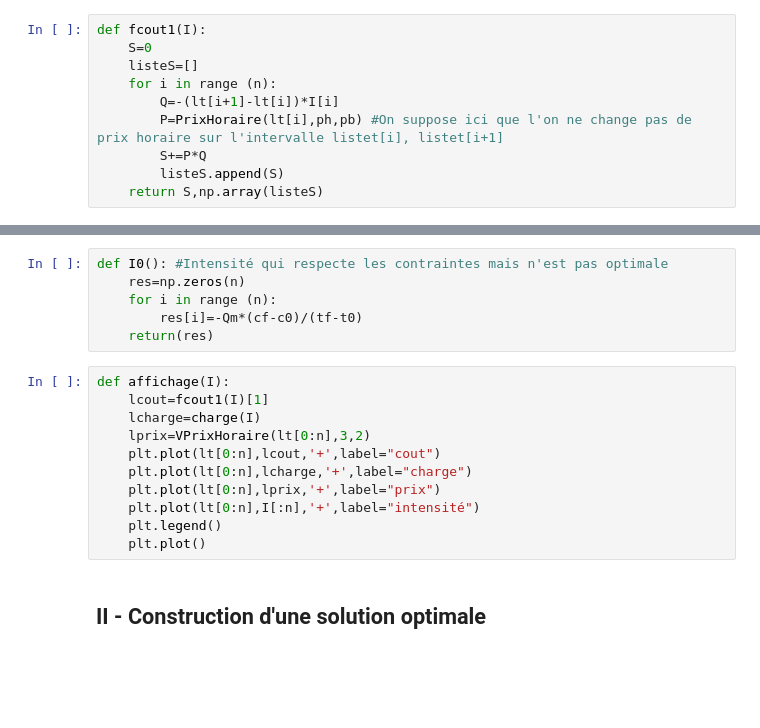
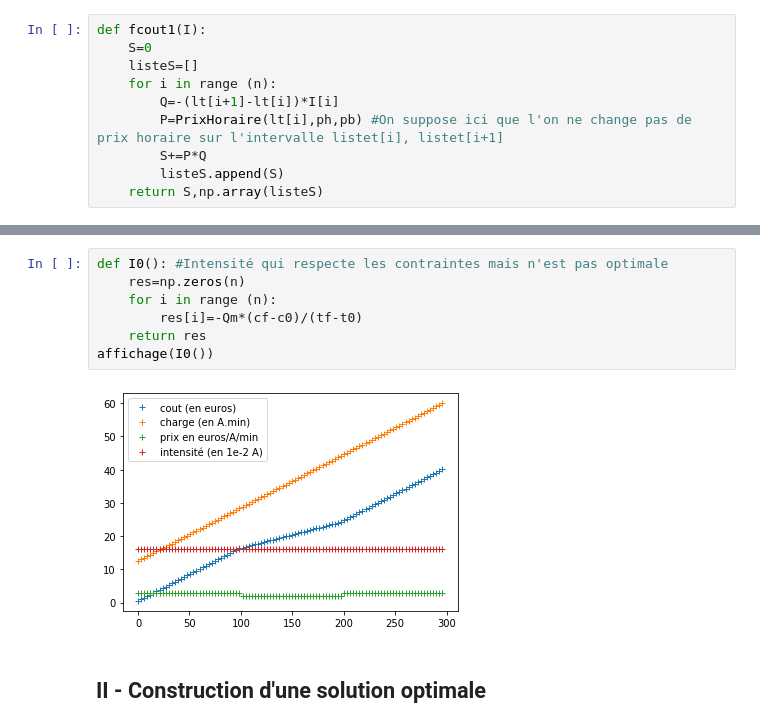
Before and after one commit to amondon/Delbouve_Paul_Mondon_Arnaud_Rendu_final_optimisation, a Jupyter notebook: Résolution_véhicule_seul.ipynb, the cells around one changed output, grey strips where cells are left out. Drawn from its saved outputs; the diff is of its cells as text; blank space fills up the shorter version.

```diff
--- a/Résolution_véhicule_seul.ipynb
+++ b/Résolution_véhicule_seul.ipynb
@@ -63,20 +75,12 @@ def fcout1(I):
 # %%
 def I0(): #Intensité qui respecte les contraintes mais n'est pas optimale
     res=np.zeros(n)
     for i in range (n):
         res[i]=-Qm*(cf-c0)/(tf-t0)
-    return(res)
+    return res
+affichage(I0())
+# %% [output]
+[figure, added]
-# %%
-def affichage(I):
-    lcout=fcout1(I)[1]
-    lcharge=charge(I)
-    lprix=VPrixHoraire(lt[0:n],3,2)
-    plt.plot(lt[0:n],lcout,'+',label="cout")
-    plt.plot(lt[0:n],lcharge,'+',label="charge")
-    plt.plot(lt[0:n],lprix,'+',label="prix")
-    plt.plot(lt[0:n],I[:n],'+',label="intensité")
-    plt.legend()
-    plt.plot()
 # %% [markdown]
 ## II - Construction d'une solution optimale
 # %%
```
Also changed, not shown: parts of 6 cells of this notebook.
